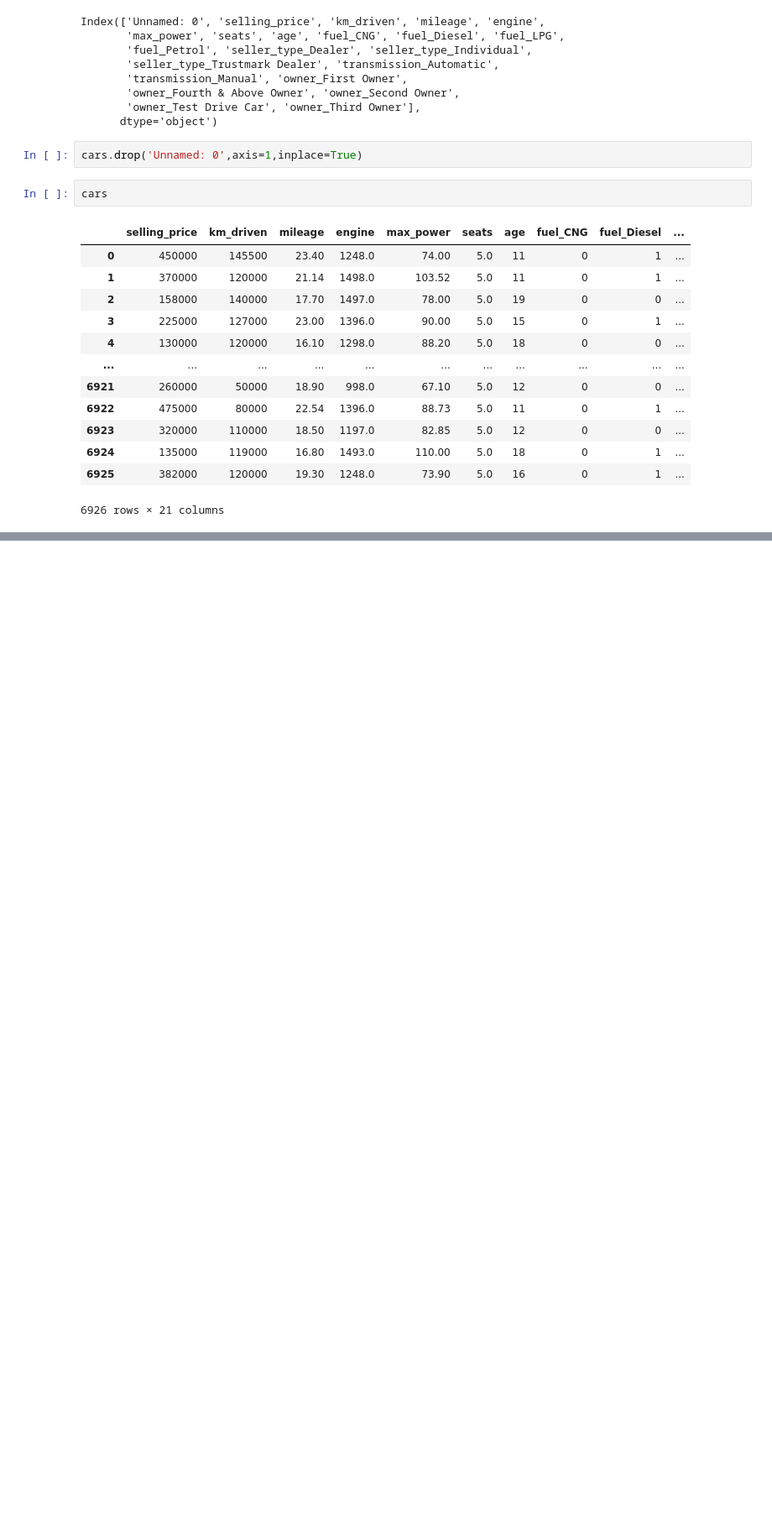
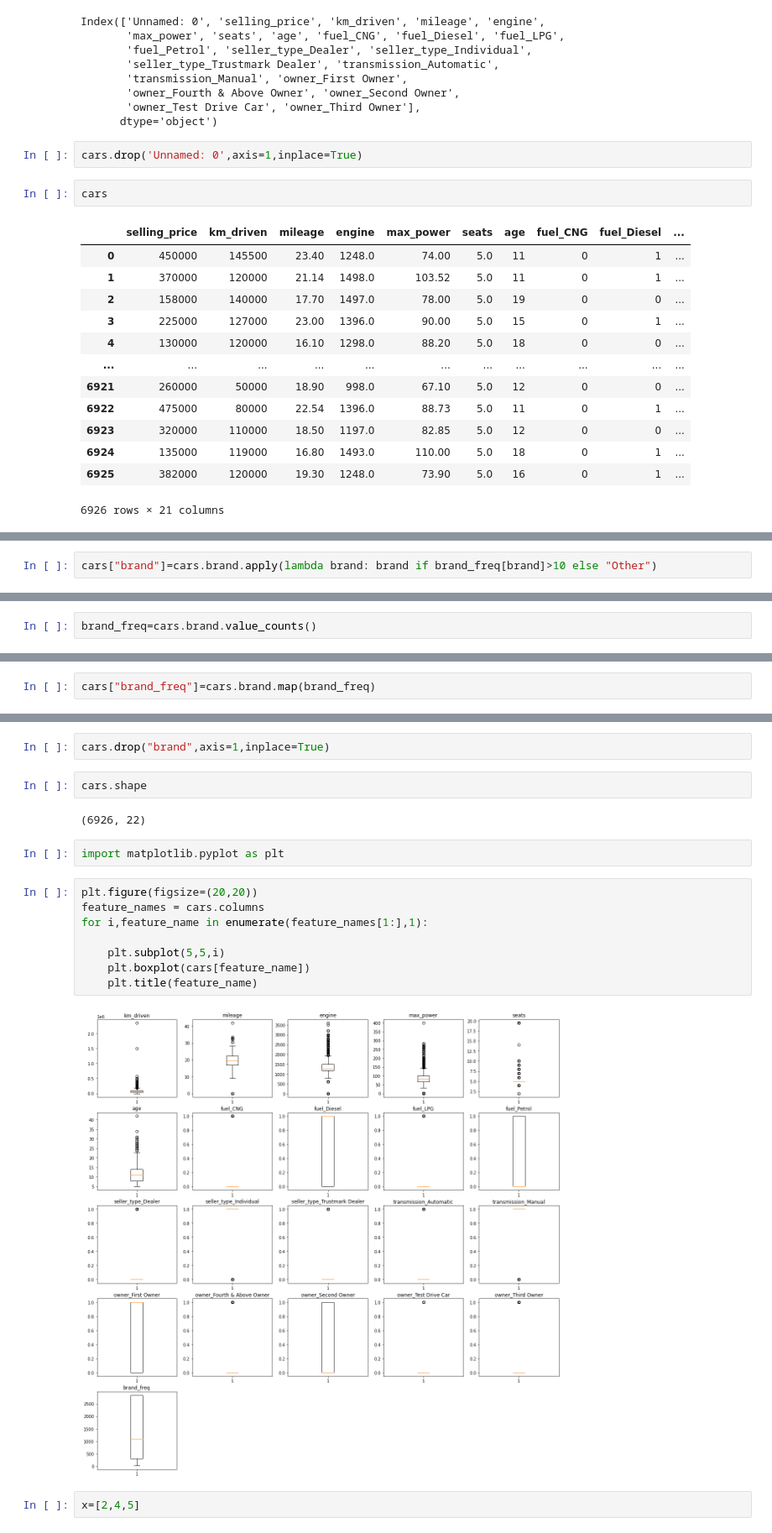
Before and after one commit to SmartHub-trainings/Data-Pack-2024, a Jupyter notebook: Projects/Cars Ml Continuation.ipynb, the cells around one changed output, grey strips where cells are left out. Shown at 84% size. Saved outputs shown, nothing was run; the diff lists cells and outputs as text; blank space fills up the shorter version.

```diff
--- a/Projects/Cars Ml Continuation.ipynb
+++ b/Projects/Cars Ml Continuation.ipynb
@@ -43,0 +212,2 @@ cars
+# %%
+cars["brand"]=cars.brand.apply(lambda brand: brand if brand_freq[brand]>10 else "Other")
@@ -43,0 +244,2 @@ cars
+# %%
+brand_freq=cars.brand.value_counts()
@@ -43,0 +261,2 @@ cars
+# %%
+cars["brand_freq"]=cars.brand.map(brand_freq)
@@ -43,0 +273,20 @@ cars
+# %%
+cars.drop("brand",axis=1,inplace=True)
+# %%
+cars.shape
+# %% [output]
+(6926, 22)
+# %%
+import matplotlib.pyplot as plt
+# %%
+plt.figure(figsize=(20,20))
+feature_names = cars.columns
+for i,feature_name in enumerate(feature_names[1:],1):
+
+    plt.subplot(5,5,i)
+    plt.boxplot(cars[feature_name])
+    plt.title(feature_name)
+# %% [output]
+[figure, added]
+# %%
+x=[2,4,5]
```
Also changed, not shown: parts of 36 cells of this notebook.
